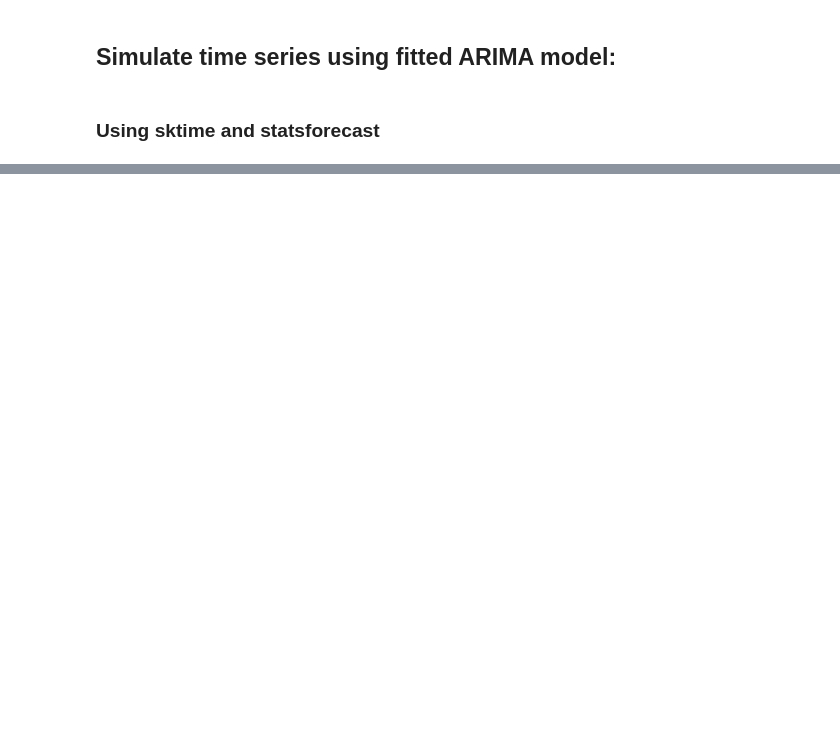
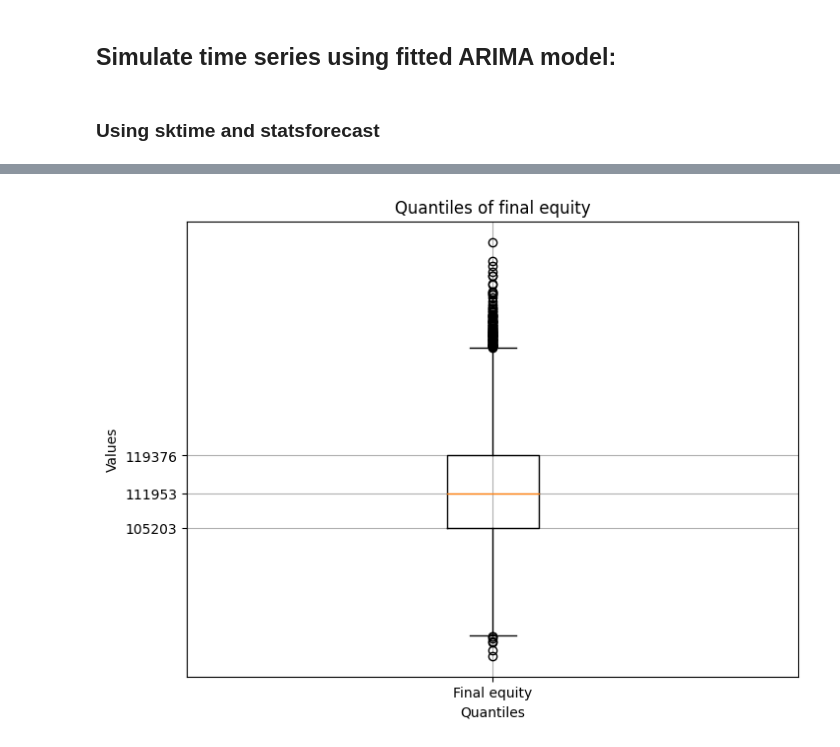
Before and after one commit to edoardoCame/PythonMiniTutorials, a Jupyter notebook: time series models/...To practice/ts simulation ARIMA.ipynb, the cells around one changed output, grey strips where cells are left out. Saved outputs shown, nothing was run; the diff lists cells and outputs as text; code cells hidden in the pictures; blank space fills up the shorter version.

```diff
--- a/time series models/...To practice/ts simulation ARIMA.ipynb
+++ b/time series models/...To practice/ts simulation ARIMA.ipynb
@@ -172,0 +181,18 @@ Time taken with numba:  36.43276333808899
+# %%
+import numpy as np
+
+import matplotlib.pyplot as plt
+
+quantiles = np.quantile(last_rows, [0.25, 0.5, 0.75])
+
+plt.figure(figsize=(8, 6))
+plt.boxplot(last_rows)
+plt.title('Quantiles of final equity')
+plt.xlabel('Quantiles')
+plt.ylabel('Values')
+plt.xticks([1], ['Final equity'])
+plt.yticks(quantiles)
+plt.grid(True)
+plt.show()
+# %% [output]
+[figure, added]
```
Also changed, not shown: parts of 4 cells of this notebook.
